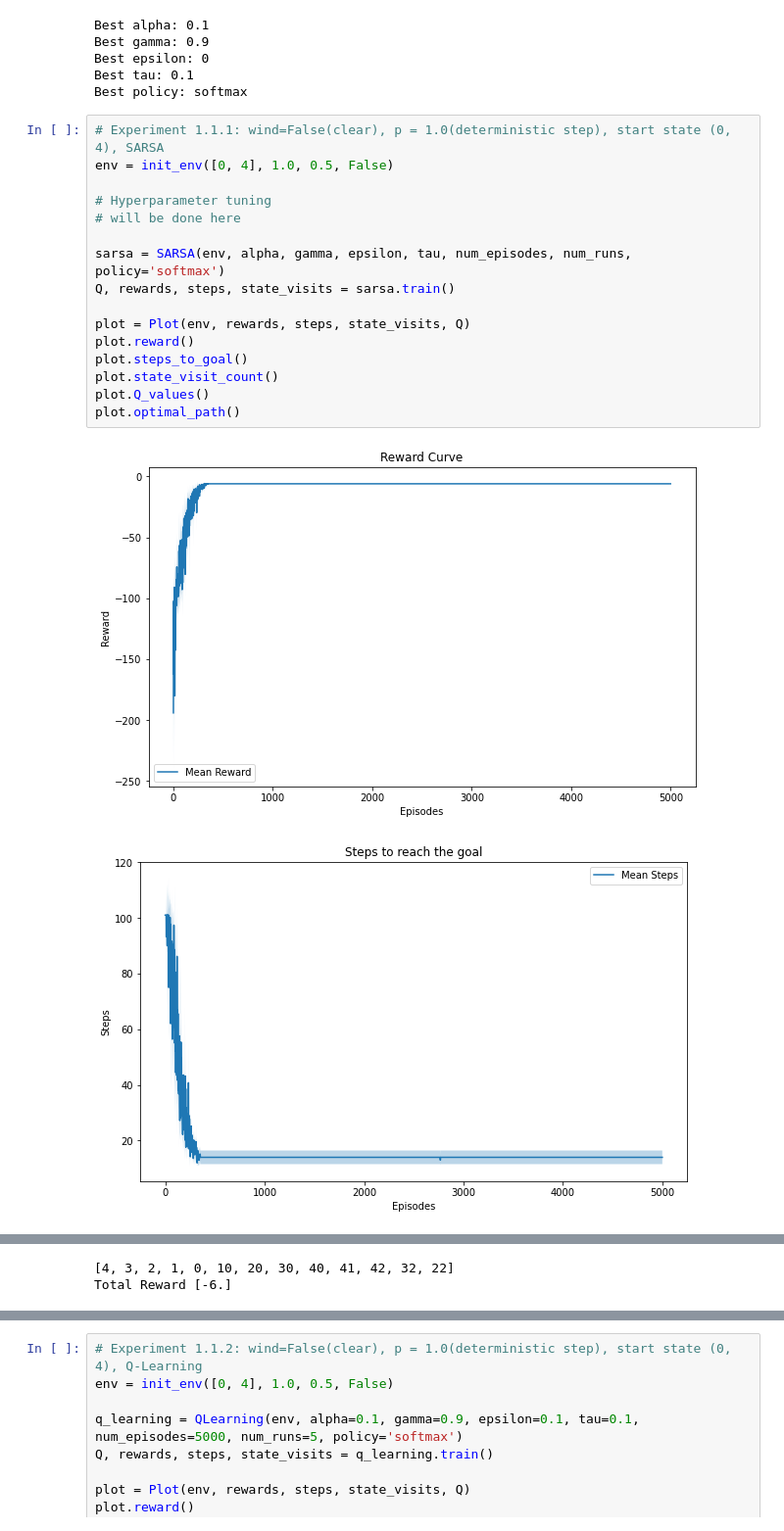
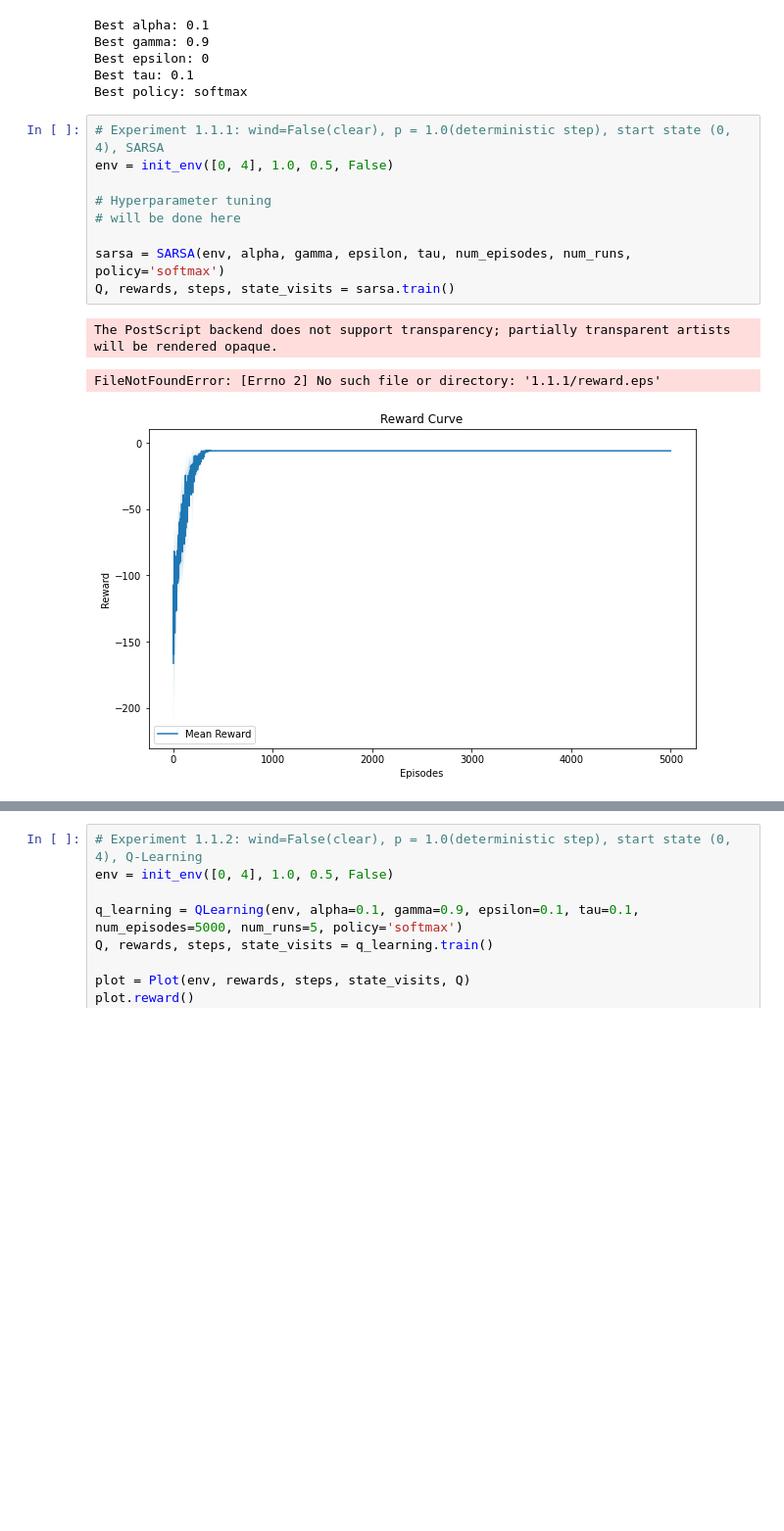
Before and after one commit to nishant-sahoo/RL_Assignments, a Jupyter notebook: Programming Assignments/PA1/notebook.ipynb, the cells around one changed output, grey strips where cells are left out. Shown: that part at 98% size. Saved outputs shown, nothing was run; the diff lists cells and outputs as text; blank space fills up the shorter version.

```diff
--- a/Programming Assignments/PA1/notebook.ipynb
+++ b/Programming Assignments/PA1/notebook.ipynb
@@ -733,19 +751,13 @@ Best policy: softmax
 # %%
 # Experiment 1.1.1: wind=False(clear), p = 1.0(deterministic step), start state (0, 4), SARSA
 env = init_env([0, 4], 1.0, 0.5, False)
 
 # Hyperparameter tuning
 # will be done here
 
 sarsa = SARSA(env, alpha, gamma, epsilon, tau, num_episodes, num_runs, policy='softmax')
 Q, rewards, steps, state_visits = sarsa.train()
-
-plot = Plot(env, rewards, steps, state_visits, Q)
-plot.reward()
-plot.steps_to_goal()
-plot.state_visit_count()
-plot.Q_values()
-plot.optimal_path()
 # %% [output]
+The PostScript backend does not support transparency; partially transparent artists will be rendered opaque.
+FileNotFoundError: [Errno 2] No such file or directory: '1.1.1/reward.eps'
-[figure, old version]
+[figure, new version]
-[figure, removed]
@@ -755,2 +763,0 @@ plot.optimal_path()
-[4, 3, 2, 1, 0, 10, 20, 30, 40, 41, 42, 32, 22]
-Total Reward [-6.]
```
Also changed, not shown: parts of 3 cells of this notebook, 6 other files.
